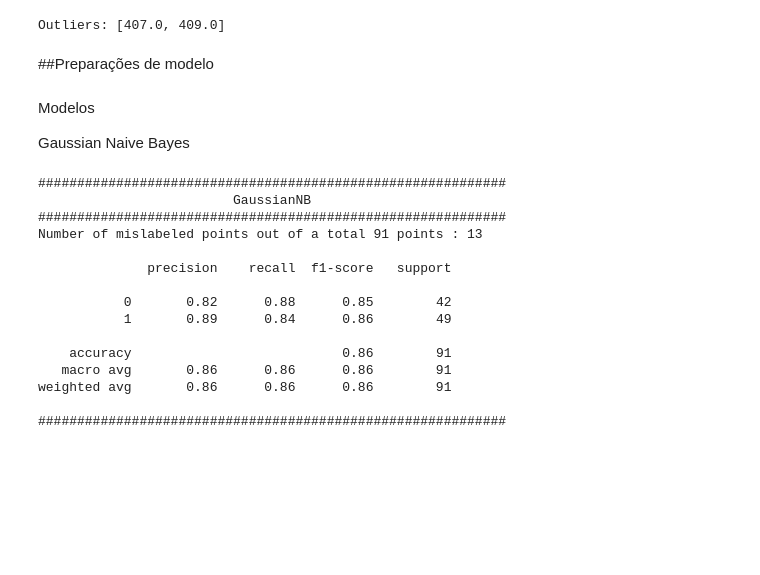
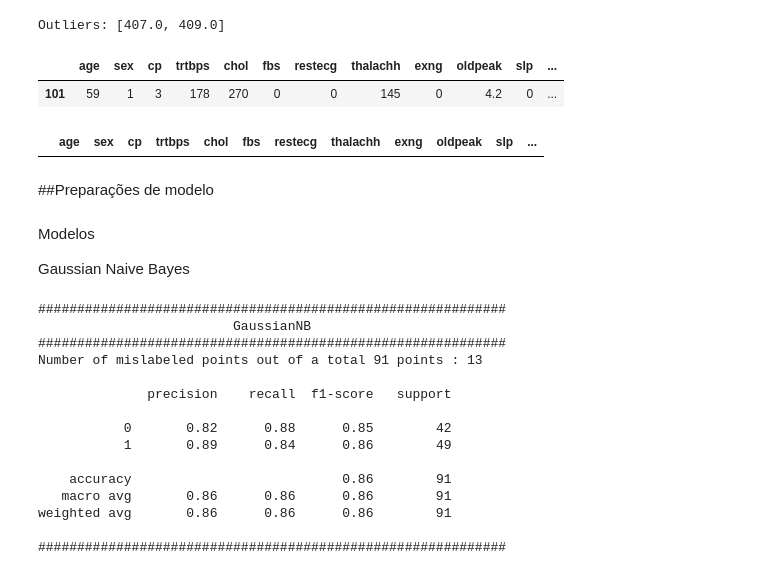
Before and after one commit to Rodrigo-Lopes-de-Andrade/Artigos_e_Projetos, a Jupyter notebook: Predição_de_ataque_cardíaco.ipynb, the cells around one changed output. Drawn from its saved outputs; the diff is of its cells as text; code cells hidden in the pictures; blank space fills up the shorter version.

```diff
--- a/Predição_de_ataque_cardíaco.ipynb
+++ b/Predição_de_ataque_cardíaco.ipynb
@@ -516,3 +515,39 @@ def iqr_outliers(df):
 iqr_outliers(df['chol'])
 # %% [output]
 Outliers: [407.0, 409.0]
+# %%
+# we write our function to find the outlier
+def detect_outliers(df,features):
+    outlier_indices = []
+
+    for c in features:
+        # 1st quartile
+        Q1 = np.percentile(df[c],25)
+        # 3st quartile
+        Q3 = np.percentile(df[c],75)
+        # IQR
+        IQR = Q3 - Q1
+        # Outlier Step
+        outlier_step = IQR * 1.5
+        # detect outlier and their indeces
+        outlier_list_col = df[(df[c] < Q1 - outlier_step) | (df[c] > Q3 + outlier_step)].index
+        # store indeces
+        outlier_indices.extend(outlier_list_col)
+
+    outlier_indices = Counter(outlier_indices)
+
+    ## Normalmente descartamos pelo menos 2 outliers em uma linha.
+    ## Não há outlier em meus dados.
+    ## mas selecionei-o como 1 aqui para mostrar o processo de eliminação de valores discrepantes.
+    ## portanto, se houver mais de 1 outlier em uma linha, ele os trará para nós.
+    ## Você pode ver que não há outlier definindo o valor 2 aqui.
+
+    multiple_outliers = list(i for i, v in outlier_indices.items() if v > 1)
+
+    return multiple_outliers
+# %%
+# Inserir os nossos dados para encontrar os outliers
+df.loc[detect_outliers(df,["trtbps", "chol", "thalachh", "oldpeak"])]
+# %% [output]
+|  | age | sex | cp | trtbps | chol | fbs | restecg | thalachh | exng | oldpeak | slp | ... |
+| 101 | 59 | 1 | 3 | 178 | 270 | 0 | 0 | 145 | 0 | 4.2 | 0 | ... |
@@ -519,3 +557,8 @@ Outliers: [407.0, 409.0]
+# %%
+# Inserir os nossos dados para encontrar os outliers
+df.loc[detect_outliers(df,["trtbps", "chol", "thalachh", "oldpeak"])]
+# %% [output]
+|  | age | sex | cp | trtbps | chol | fbs | restecg | thalachh | exng | oldpeak | slp | ... |
 # %% [markdown]
 ##Preparações de modelo
 # %%
```
Also changed, not shown: parts of 3 cells of this notebook.
